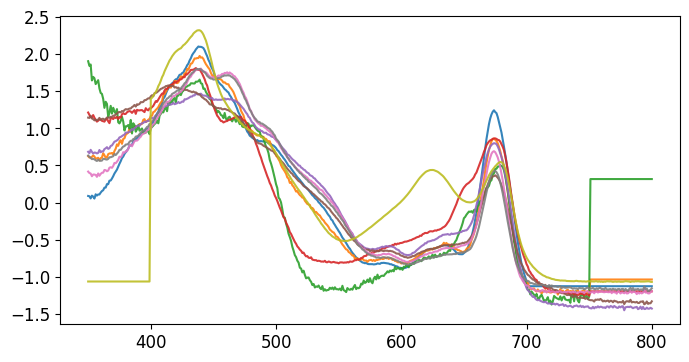
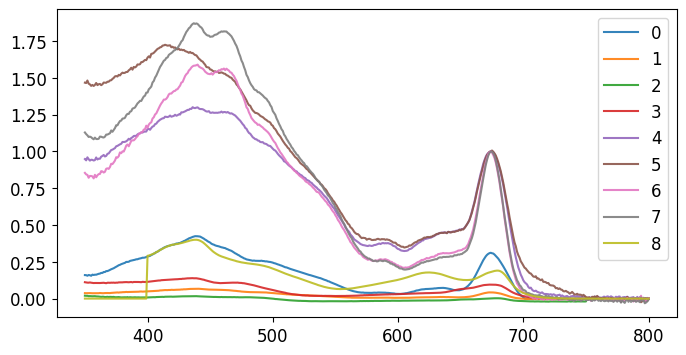
Code edit (unified diff) that turned the first committed figure into the second:
--- before
+++ after
@@ -3,4 +3,5 @@
 mixture_spectra_full = mixture_spectra_full.to_numpy()
 mixture_spectra = mixture_spectra_full.astype(float).T # shape (600, 451)(samples, wavelengths)
-for pure in mixture_spectra[1:10, :]:
-    plt.plot(wavelength, (np.array(pure) - np.mean(pure))/np.std(pure), alpha = .9)
+for i, pure in enumerate(mixture_spectra[1:10, :]):
+    plt.plot(wavelength, pure, alpha = .9, label = i)
+plt.legend()

Commit: Tried to add a new way to interpolate NaN values in the dataframes